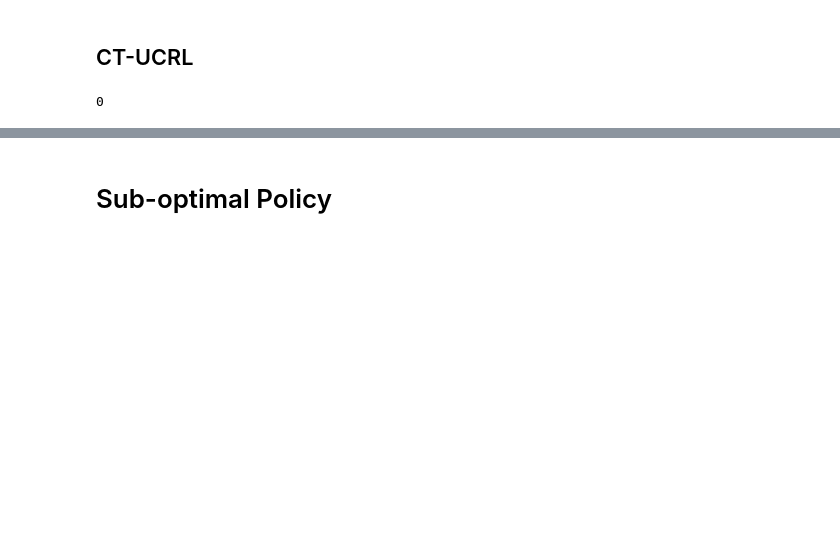
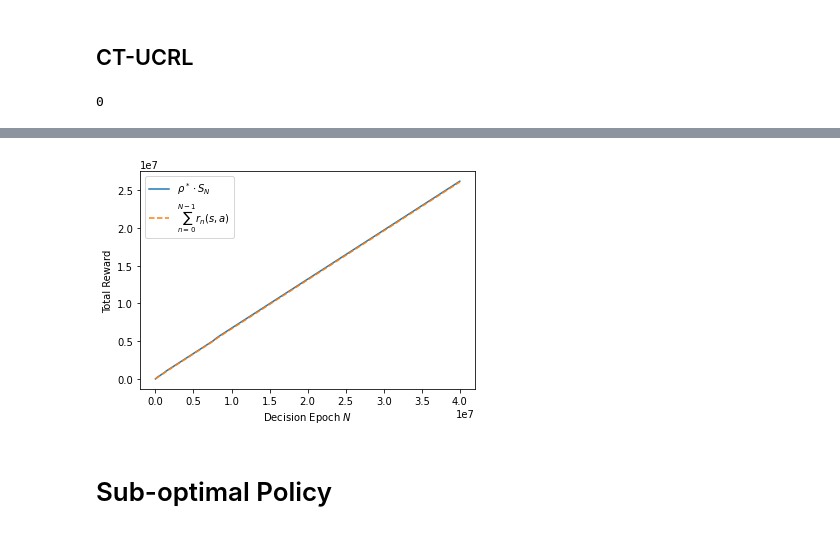
Before and after one commit to JialeZhaCUHK/CT_UCRL, a Jupyter notebook: test.ipynb, the cells around one changed output, grey strips where cells are left out. Saved outputs shown, nothing was run; the diff lists cells and outputs as text; code cells hidden in the pictures; blank space fills up the shorter version.

```diff
--- a/test.ipynb
+++ b/test.ipynb
@@ -130,3 +129,17 @@ opt_tr[sim][-4]
+# %%
+label_gap = 5
+xlabel = [k * label_gap for k in range(1, num_dec_epoch // label_gap + 1)]
+plt.plot(xlabel, np_opt_regret.mean(axis=0)[::label_gap, 1],
+         label = r'$\rho^* \cdot S_N$')
+plt.plot(xlabel, np_opt_regret.mean(axis=0)[::label_gap, 2],
+         label = r'$\sum_{n=0}^{N - 1} r_n(s,a)$', linestyle='--')
+plt.ticklabel_format(style='sci', axis='x', scilimits=(0,0))
+plt.legend()
+plt.xlabel(r'Decision Epoch $N$')
+plt.ylabel('Total Reward')
+# plt.savefig('../../fig/CT-UCRL/EX2/total_reward1', bbox_inches='tight', dpi=300)
+# %% [output]
+[figure, added]
 # %% [markdown]
 # Sub-optimal Policy
 # %%
```
Also changed, not shown: parts of 12 cells of this notebook, 1 other file.
